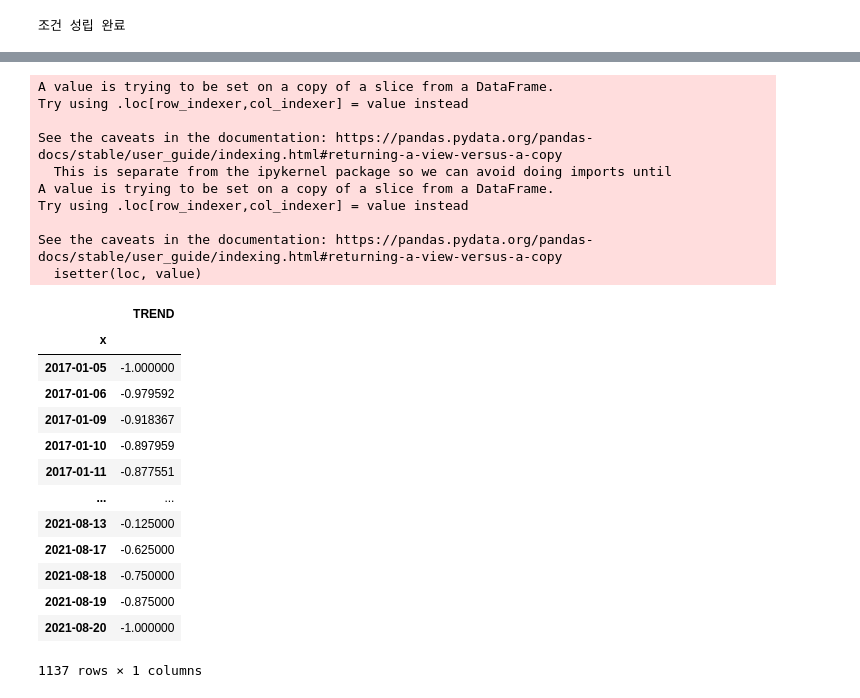
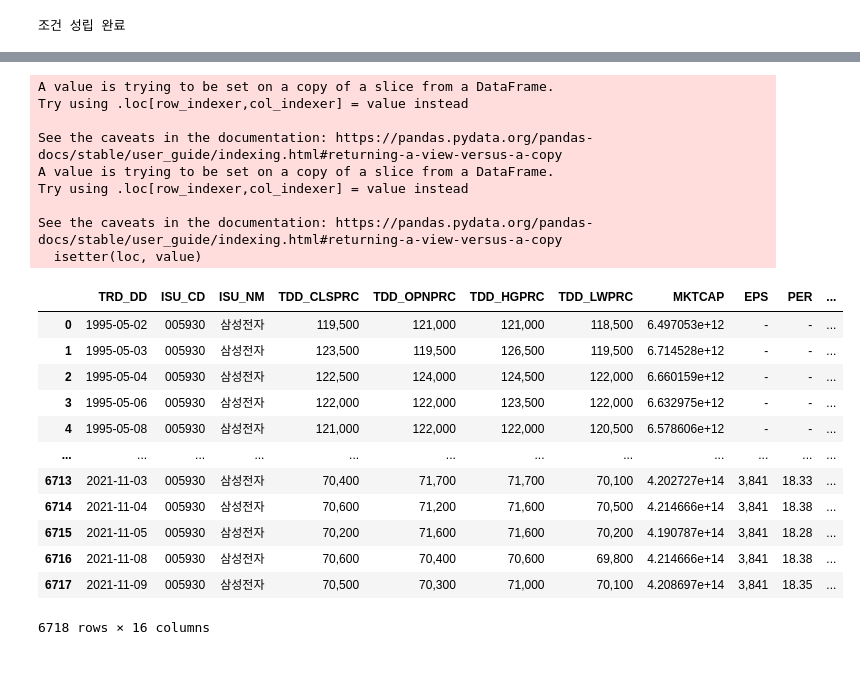
Before and after one commit to baeksumin/k-project, a Jupyter notebook: data_preprocessing/TimeSeries_trend.ipynb, the cells around one changed output, grey strips where cells are left out. Drawn from its saved outputs; the diff is of its cells as text; code cells hidden in the pictures; blank space fills up the shorter version.

```diff
--- a/data_preprocessing/TimeSeries_trend.ipynb
+++ b/data_preprocessing/TimeSeries_trend.ipynb
@@ -164,13 +130,0 @@ result
-# %%
-x1 = list(df.iloc[0,:2])
-y1 = list(df.iloc[0,2:4])
-
-plt.figure(figsize=(15,6))
-plt.plot(samsung01['x'],samsung01['y'])
-#plt.plot(x,y, color = "orange", linestyle = "--")
-#plt.scatter(x,y)
-for i in range(result.shape[0]):
-  x1 = list(result.iloc[i,:2])
-  y1 = list(result.iloc[i,2:4])
-  plt.plot(x1,y1, "rx--")
-plt.show()
@@ -198,0 +163,7 @@ result2=p_t(df1)
+# %%
+# 조건에 해당하는 날짜들끼리 다시 (t=5, p=0.05) 에 해당하는 날짜  추출.
+red_x = get_point(result)
+red = get_date(red_x)
+df1=two_point(red)
+result2=p_t(df1)
+result2
@@ -324,37 +264,56 @@ ax2.set_xlim([datetime.date(2017, 1, 1), datetime.date(2021, 10, 20)])
 # %%
-#-1~ 1 사이 점 채워주기.
+# trend -1~1 사이 값으로 변환.
+
+final = get_date(red_x1) #최종 기울기 변하는 점 추출.
+
+for i in range(final.shape[0]-1): #기울기 변하는 곳 1, -1로 값 채워주기
+  if(result2.iloc[i,6]== 1):
+    final.iloc[i,1] = -1
+  else :
+    final.iloc[i,1] = 1
+
+# 마지막 끝 점 (-1,1)해당하는 값으로 채워주기
+n = final.shape[0]-2
+if(final.iloc[n,1]== -1):
+  final.iloc[final.shape[0]-1,1] = 1
+else:
+  final.iloc[final.shape[0]-1,1] = -1
+
+# -1~ 1 사이 점 채워주기.
 samsung_trend = samsung01[['x']]
 samsung_trend['TREND'] = np.nan
 
 for i in range(len(final)):
   samsung_trend.loc[samsung_trend['x']== final.iloc[i,0],'TREND'] = final.iloc[i,1]
 
 samsung_trend =  samsung_trend.set_index('x')
 samsung_trend = samsung_trend[final.iloc[0,0]:final.iloc[len(final)-1,0]].interpolate(method = "time")
 
-samsung_trend
+# 마지막으로 원래 데이터에 TREND 열 만들어주어서 합치기.
+samsung_trend.reset_index(inplace=True)
+samsung_trend = samsung_trend.rename(columns = {'x':'TRD_DD'})
+samsung = pd.merge(samsung, samsung_trend, on='TRD_DD', how='left')
+samsung
 # %% [output]
 A value is trying to be set on a copy of a slice from a DataFrame.
 Try using .loc[row_indexer,col_indexer] = value instead
 
 See the caveats in the documentation: https://pandas.pydata.org/pandas-docs/stable/user_guide/indexing.html#returning-a-view-versus-a-copy
-  This is separate from the ipykernel package so we can avoid doing imports until
 A value is trying to be set on a copy of a slice from a DataFrame.
 Try using .loc[row_indexer,col_indexer] = value instead
 
 See the caveats in the documentation: https://pandas.pydata.org/pandas-docs/stable/user_guide/indexing.html#returning-a-view-versus-a-copy
   isetter(loc, value)
-|  | TREND |
-| x |  |
-| 2017-01-05 | -1.000000 |
-| 2017-01-06 | -0.979592 |
-| 2017-01-09 | -0.918367 |
-| 2017-01-10 | -0.897959 |
-| 2017-01-11 | -0.877551 |
-| ... | ... |
-| 2021-08-13 | -0.125000 |
-| 2021-08-17 | -0.625000 |
-| 2021-08-18 | -0.750000 |
-| 2021-08-19 | -0.875000 |
-| 2021-08-20 | -1.000000 |
+|  | TRD_DD | ISU_CD | ISU_NM | TDD_CLSPRC | TDD_OPNPRC | TDD_HGPRC | TDD_LWPRC | MKTCAP | EPS | PER | ... |
+| 0 | 1995-05-02 | 005930 | 삼성전자 | 119,500 | 121,000 | 121,000 | 118,500 | 6.497053e+12 | - | - | ... |
+| 1 | 1995-05-03 | 005930 | 삼성전자 | 123,500 | 119,500 | 126,500 | 119,500 | 6.714528e+12 | - | - | ... |
+| 2 | 1995-05-04 | 005930 | 삼성전자 | 122,500 | 124,000 | 124,500 | 122,000 | 6.660159e+12 | - | - | ... |
+| 3 | 1995-05-06 | 005930 | 삼성전자 | 122,000 | 122,000 | 123,500 | 122,000 | 6.632975e+12 | - | - | ... |
+| 4 | 1995-05-08 | 005930 | 삼성전자 | 121,000 | 122,000 | 122,000 | 120,500 | 6.578606e+12 | - | - | ... |
+| ... | ... | ... | ... | ... | ... | ... | ... | ... | ... | ... | ... |
+| 6713 | 2021-11-03 | 005930 | 삼성전자 | 70,400 | 71,700 | 71,700 | 70,100 | 4.202727e+14 | 3,841 | 18.33 | ... |
+| 6714 | 2021-11-04 | 005930 | 삼성전자 | 70,600 | 71,200 | 71,600 | 70,500 | 4.214666e+14 | 3,841 | 18.38 | ... |
+| 6715 | 2021-11-05 | 005930 | 삼성전자 | 70,200 | 71,600 | 71,600 | 70,200 | 4.190787e+14 | 3,841 | 18.28 | ... |
+| 6716 | 2021-11-08 | 005930 | 삼성전자 | 70,600 | 70,400 | 70,600 | 69,800 | 4.214666e+14 | 3,841 | 18.38 | ... |
+| 6717 | 2021-11-09 | 005930 | 삼성전자 | 70,500 | 70,300 | 71,000 | 70,100 | 4.208697e+14 | 3,841 | 18.35 | ... |
-1137 rows × 1 columns
+6718 rows × 16 columns
```
Also changed, not shown: parts of 22 cells of this notebook.
